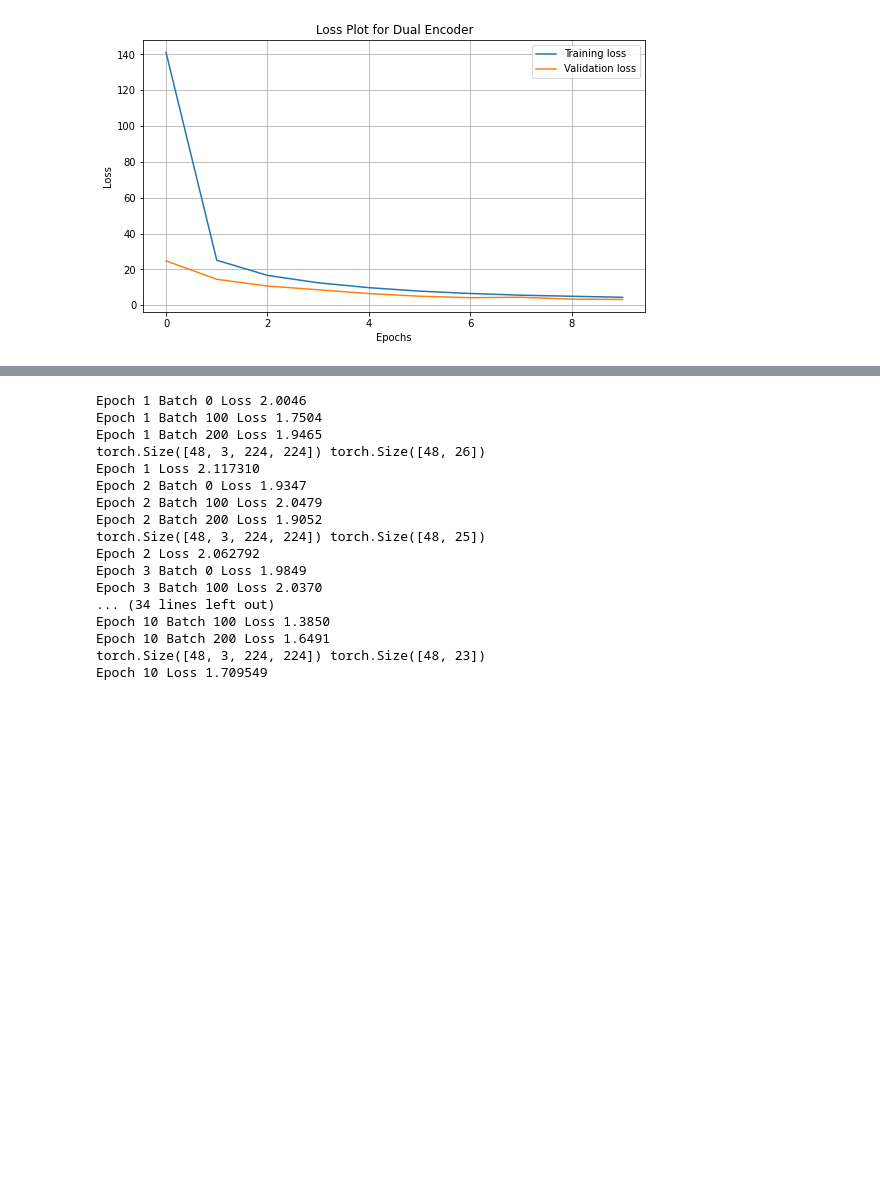
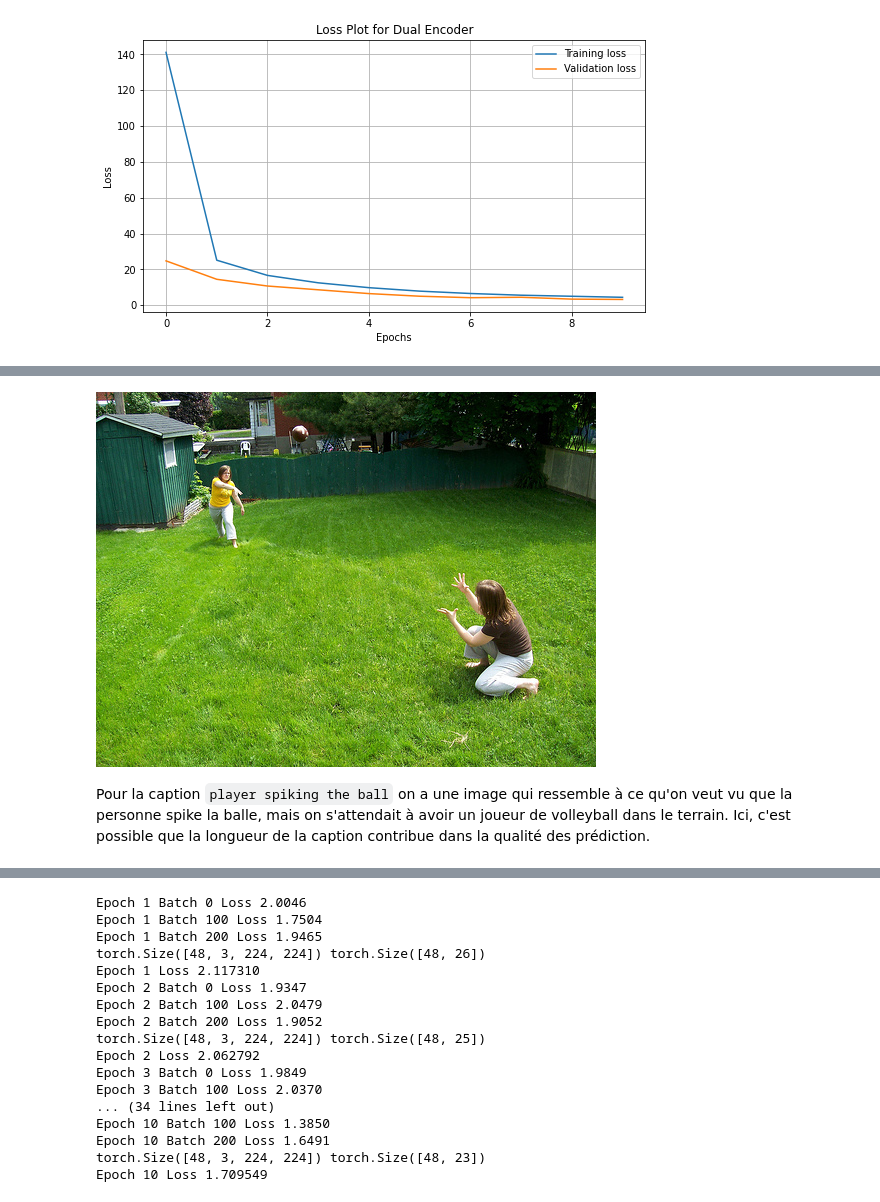
Before and after one commit to Mkenza/Computer_V_SDI, a Jupyter notebook: Project_ML4V_T2I_MAKHLOUF.ipynb, the cells around one changed output, grey strips where cells are left out. Drawn from its saved outputs; the diff is of its cells as text; code cells hidden in the pictures; blank space fills up the shorter version.

```diff
--- a/Project_ML4V_T2I_MAKHLOUF.ipynb
+++ b/Project_ML4V_T2I_MAKHLOUF.ipynb
@@ -486,0 +621,8 @@ torch.save(img_enc, "drive/MyDrive/Image_encoder.pth")
+# %%
+data_json = jsonmod.load(open("drive/MyDrive/f8k/dataset_flickr8k.json", 'r'))['images']
+path = data_json[scores[0]]['filename']
+Image.open(os.path.join("Flicker8k_Dataset/", path)).convert('RGB')
+# %% [output]
+[figure, added]
+# %% [markdown]
+Pour la caption ``player spiking the ball`` on a une image qui ressemble à ce qu'on veut vu que la personne spike la balle, mais on s'attendait à avoir un joueur de volleyball dans le terrain. Ici, c'est possible que la longueur de la caption contribue dans la qualité des prédiction.
```
Also changed, not shown: parts of 44 cells of this notebook, 15 other files.
